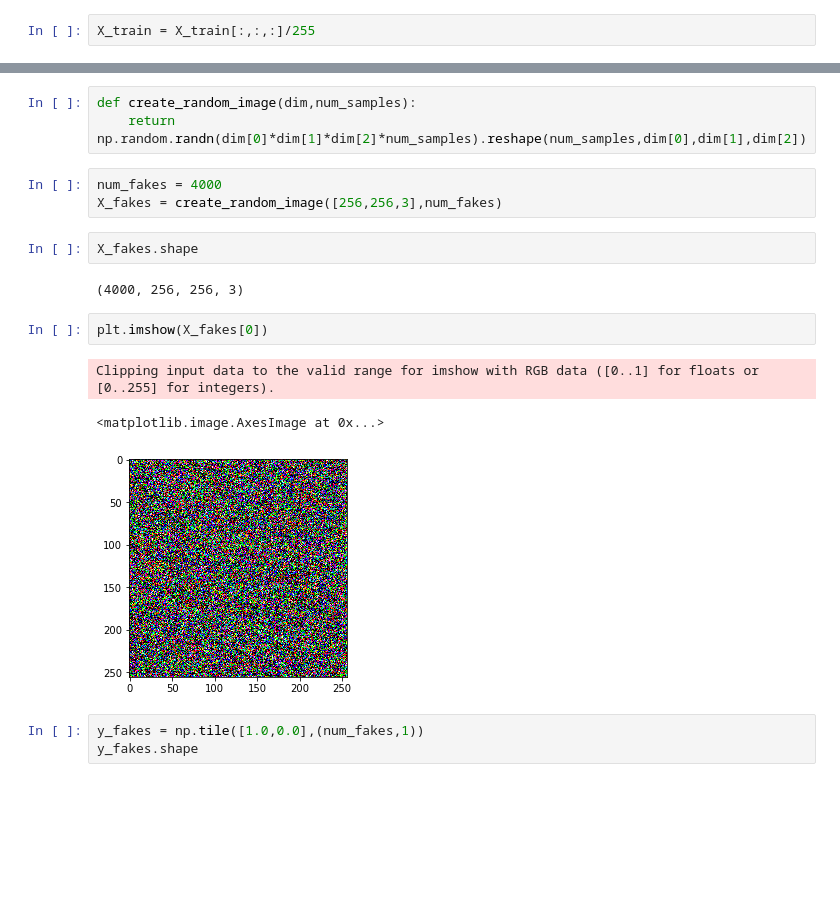
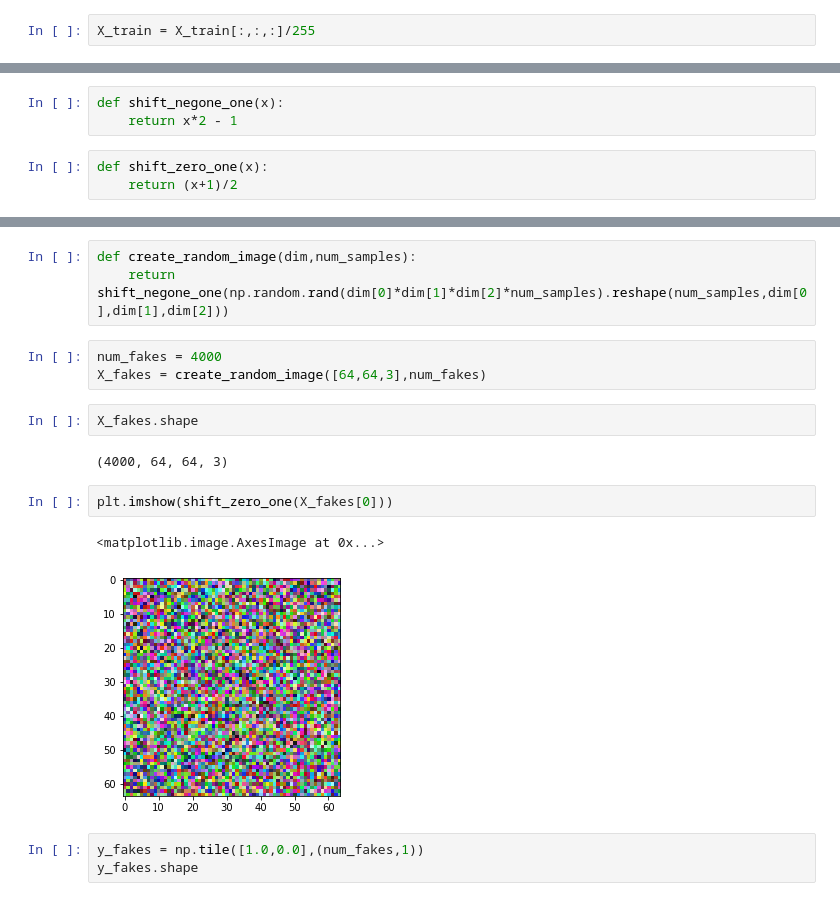
Before and after one commit to elpa8934/GAN, a Jupyter notebook: Colin_Gan.ipynb, the cells around one changed output, grey strips where cells are left out. Drawn from its saved outputs; the diff is of its cells as text; blank space fills up the shorter version.

```diff
--- a/Colin_Gan.ipynb
+++ b/Colin_Gan.ipynb
@@ -71,0 +90,6 @@ X_train.shape
+# %%
+def shift_negone_one(x):
+    return x*2 - 1
+# %%
+def shift_zero_one(x):
+    return (x+1)/2
@@ -110,20 +146,19 @@ Non-trainable params: 0
 _________________________________________________________________
 # %%
 def create_random_image(dim,num_samples):
-    return np.random.randn(dim[0]*dim[1]*dim[2]*num_samples).reshape(num_samples,dim[0],dim[1],dim[2])
+    return shift_negone_one(np.random.rand(dim[0]*dim[1]*dim[2]*num_samples).reshape(num_samples,dim[0],dim[1],dim[2]))
 # %%
 num_fakes = 4000
-X_fakes = create_random_image([256,256,3],num_fakes)
+X_fakes = create_random_image([64,64,3],num_fakes)
 # %%
 X_fakes.shape
 # %% [output]
-(4000, 256, 256, 3)
+(4000, 64, 64, 3)
 # %%
-plt.imshow(X_fakes[0])
+plt.imshow(shift_zero_one(X_fakes[0]))
 # %% [output]
-Clipping input data to the valid range for imshow with RGB data ([0..1] for floats or [0..255] for integers).
+<matplotlib.image.AxesImage at 0x...>
-<matplotlib.image.AxesImage at 0x...>
-[figure, old version]
+[figure, new version]
 # %%
 y_fakes = np.tile([1.0,0.0],(num_fakes,1))
 y_fakes.shape
```
Also changed, not shown: parts of 31 cells of this notebook.
